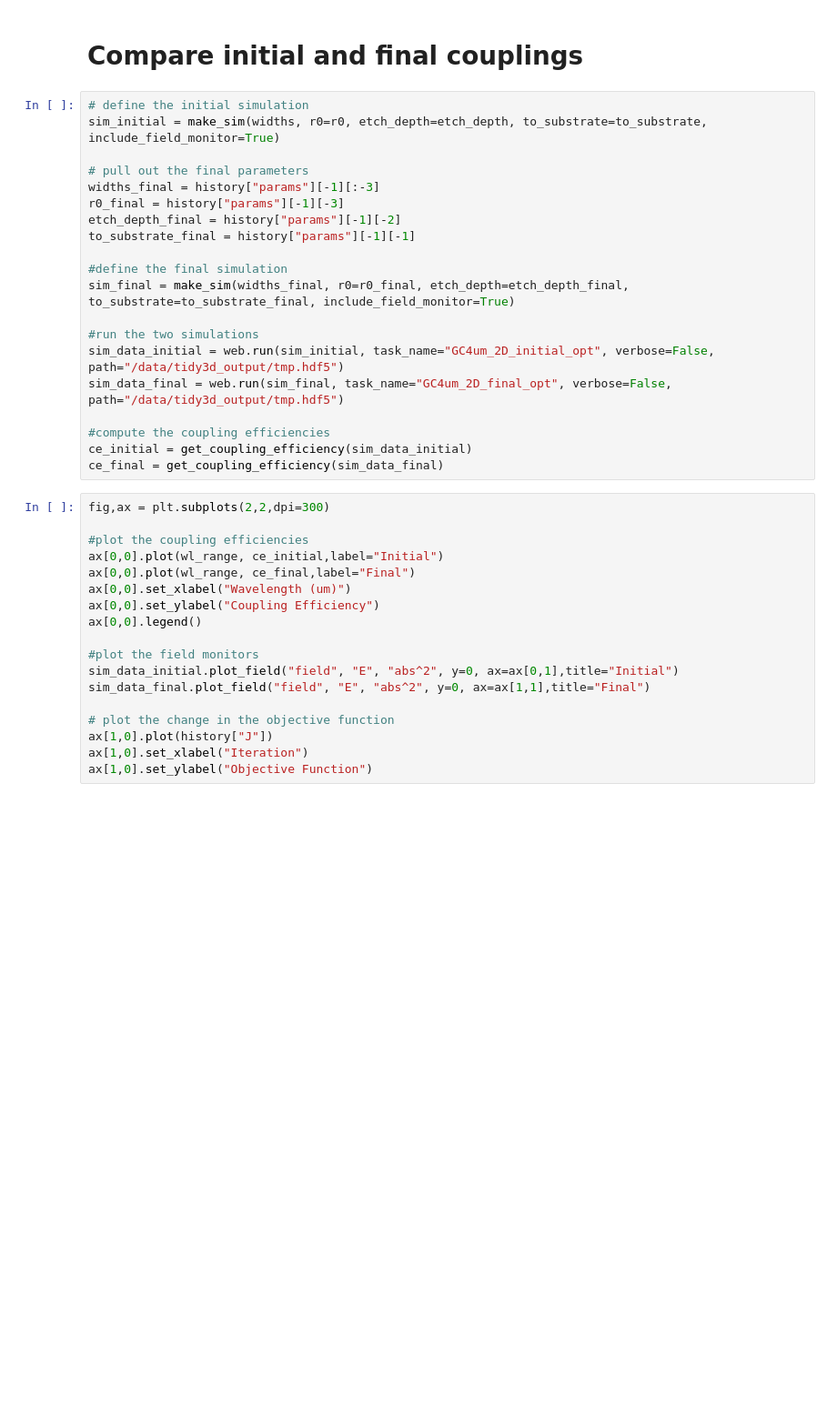
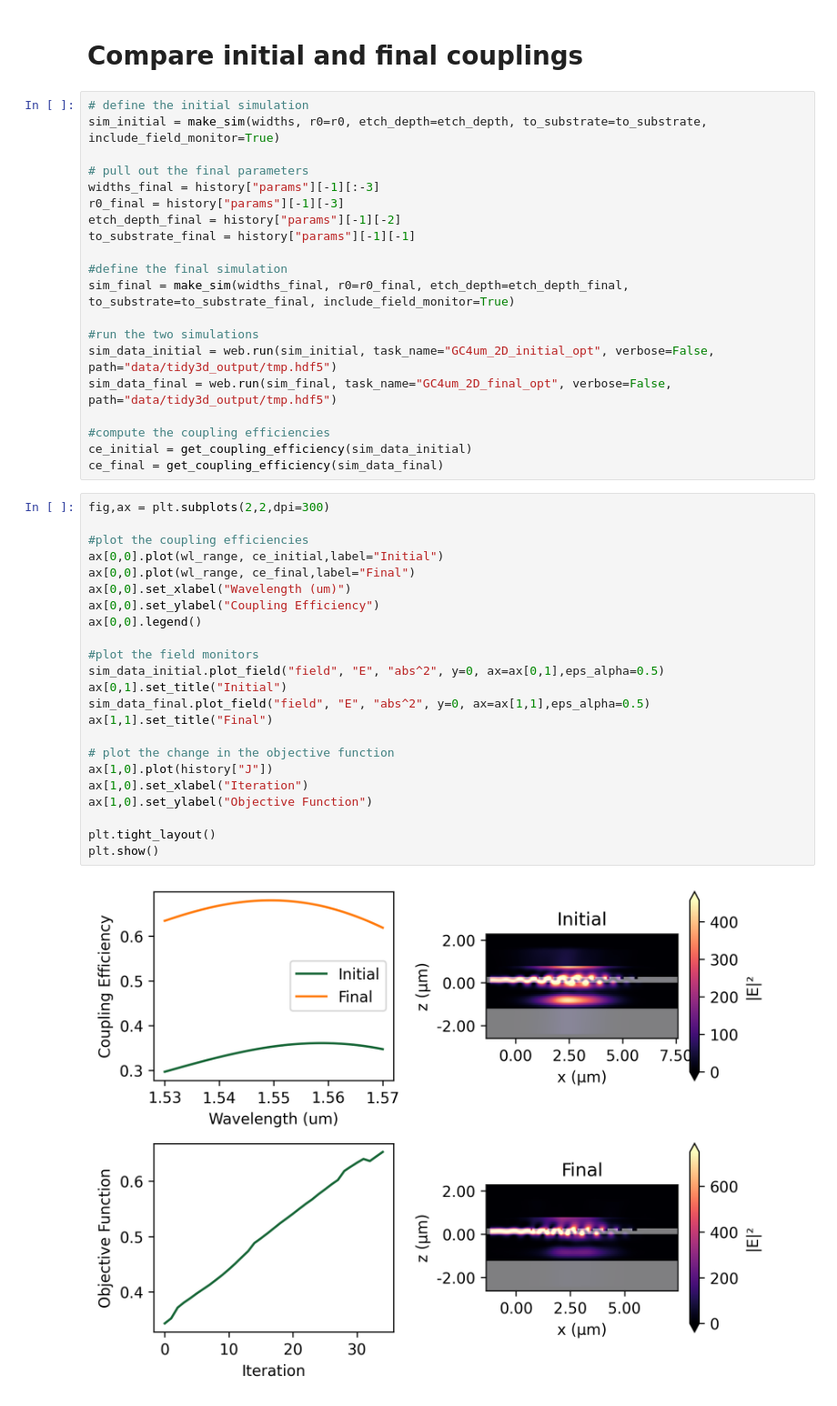
Before and after one commit to DominicJThompson/GratingCouplerOpt, a Jupyter notebook: GC_4um_2D/initial_opt.ipynb, the cells around one changed output. Shown at 91% size. Cells and saved outputs as stored; diff of their text form; blank space fills up the shorter version.

```diff
--- a/GC_4um_2D/initial_opt.ipynb
+++ b/GC_4um_2D/initial_opt.ipynb
@@ -84,8 +84,8 @@ to_substrate_final = history["params"][-1][-1]
 sim_final = make_sim(widths_final, r0=r0_final, etch_depth=etch_depth_final, to_substrate=to_substrate_final, include_field_monitor=True)
 
 #run the two simulations
-sim_data_initial = web.run(sim_initial, task_name="GC4um_2D_initial_opt", verbose=False, path="/data/tidy3d_output/tmp.hdf5")
-sim_data_final = web.run(sim_final, task_name="GC4um_2D_final_opt", verbose=False, path="/data/tidy3d_output/tmp.hdf5")
+sim_data_initial = web.run(sim_initial, task_name="GC4um_2D_initial_opt", verbose=False, path="data/tidy3d_output/tmp.hdf5")
+sim_data_final = web.run(sim_final, task_name="GC4um_2D_final_opt", verbose=False, path="data/tidy3d_output/tmp.hdf5")
 
 #compute the coupling efficiencies
 ce_initial = get_coupling_efficiency(sim_data_initial)
@@ -93,18 +93,25 @@ ce_final = get_coupling_efficiency(sim_data_final)
 # %%
 fig,ax = plt.subplots(2,2,dpi=300)
 
 #plot the coupling efficiencies
 ax[0,0].plot(wl_range, ce_initial,label="Initial")
 ax[0,0].plot(wl_range, ce_final,label="Final")
 ax[0,0].set_xlabel("Wavelength (um)")
 ax[0,0].set_ylabel("Coupling Efficiency")
 ax[0,0].legend()
 
 #plot the field monitors
-sim_data_initial.plot_field("field", "E", "abs^2", y=0, ax=ax[0,1],title="Initial")
-sim_data_final.plot_field("field", "E", "abs^2", y=0, ax=ax[1,1],title="Final")
+sim_data_initial.plot_field("field", "E", "abs^2", y=0, ax=ax[0,1],eps_alpha=0.5)
+ax[0,1].set_title("Initial")
+sim_data_final.plot_field("field", "E", "abs^2", y=0, ax=ax[1,1],eps_alpha=0.5)
+ax[1,1].set_title("Final")
 
 # plot the change in the objective function
 ax[1,0].plot(history["J"])
 ax[1,0].set_xlabel("Iteration")
 ax[1,0].set_ylabel("Objective Function")
+
+plt.tight_layout()
+plt.show()
+# %% [output]
+[figure, added]
```
Also changed, not shown: parts of 2 cells of this notebook, 1 other file.
